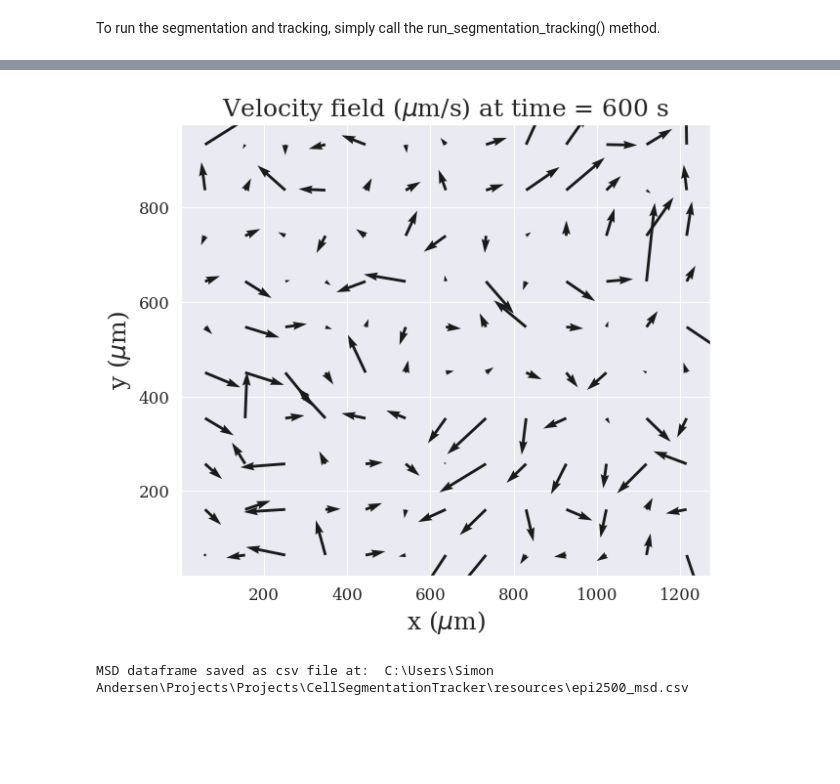
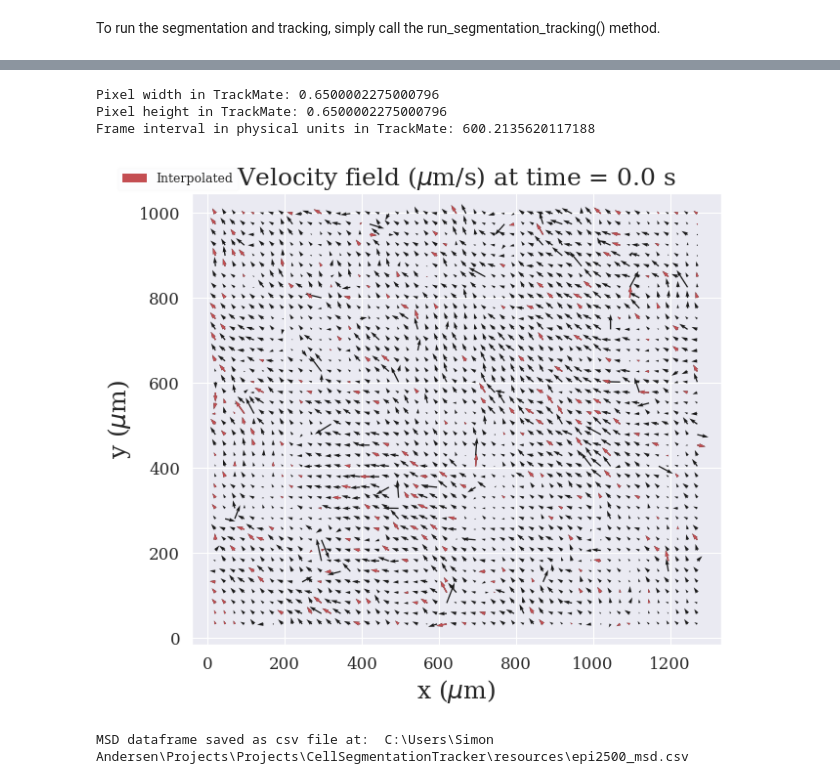
Before and after one commit to simonguld/CellSegmentationTracker, a Jupyter notebook: example_notebook.ipynb, the cells around one changed output, grey strips where cells are left out. Drawn from its saved outputs; the diff is of its cells as text; code cells hidden in the pictures; blank space fills up the shorter version.

```diff
--- a/example_notebook.ipynb
+++ b/example_notebook.ipynb
@@ -283,7 +316,7 @@ feature = 'cell_number'
 feature_unit = None
 
 # Choose which frames to plot. If [0,0], all frames will be plotted
-frame_range = [1,2] # left inclusive, right exclusive
+frame_range = [0,1] # left inclusive, right exclusive
 
 # Choose whether to calculate the average over the entire frame range
 calculate_average = False
@@ -310,12 +343,15 @@ Frame interval in physical units in TrackMate: 600.2135620117188
 # Choose whether to plot the velocity flow field or streamlines
 mode = 'streamlines' # 'streamlines' or 'field'
 
+# Choose whether to plot the interpolated velocities, if they have been calculated
+use_interpolated_velocities = True
+
 # All the remaining arguments are the same as for visualize_grid_statistics()
-
 
 cst.plot_velocity_field(mode = 'streamlines', frame_range = frame_range, \
     calculate_average = calculate_average, animate = animate, \
-    frame_interval = frame_interval, show = show)
+    frame_interval = frame_interval, use_interpolated_velocities = use_interpolated_velocities, \
+      show = show)
 # %% [output]
 Pixel width in TrackMate: 0.6500002275000796
 Pixel height in TrackMate: 0.6500002275000796
@@ -324,10 +360,14 @@ Frame interval in physical units in TrackMate: 600.2135620117188
 # %%
 # For good measure, let us also plot the velocity flow field for frame 1
 cst.plot_velocity_field(mode = 'field', frame_range = frame_range, \
     calculate_average = calculate_average, animate = animate, \
-    frame_interval = frame_interval, show = show)
+    frame_interval = frame_interval, \
+        use_interpolated_velocities = use_interpolated_velocities, show = show)
 # %% [output]
+Pixel width in TrackMate: 0.6500002275000796
+Pixel height in TrackMate: 0.6500002275000796
+Frame interval in physical units in TrackMate: 600.2135620117188
-[figure, old version]
+[figure, new version]
 # %%
 # Let us now calculate and plot the MSD (Mean square distance),
 #which is a measure of the average momvement of a cell over time.
```
Also changed, not shown: parts of 11 cells of this notebook, 36 other files.
